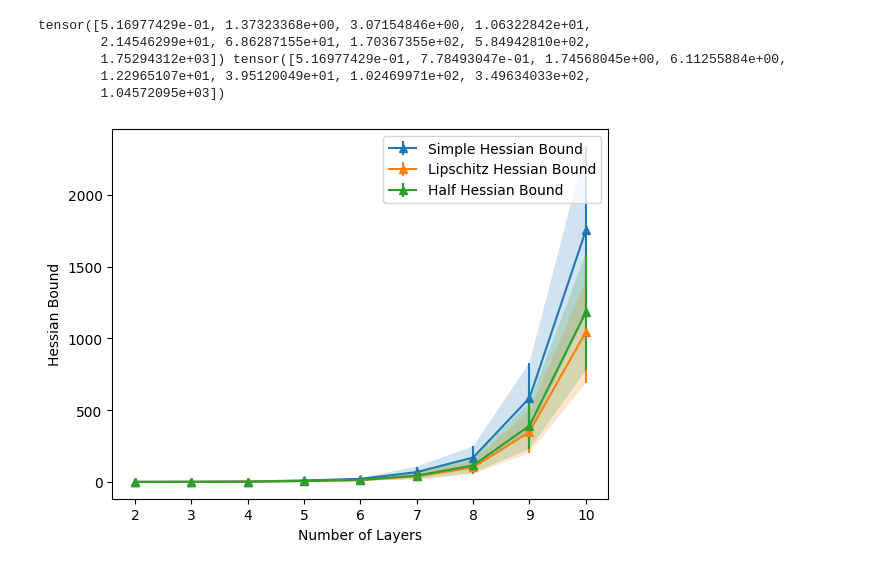
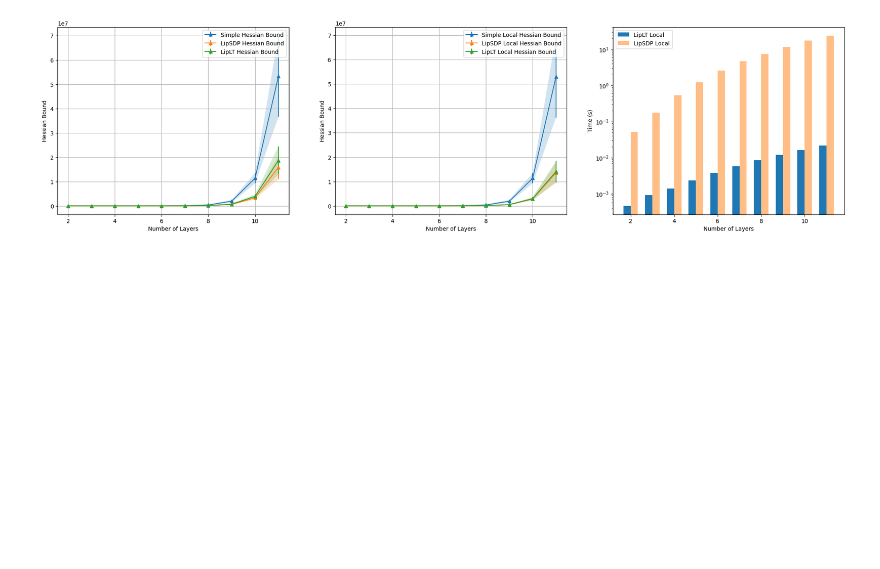
Before and after one commit to o4lc/NNHessianBounds, a Jupyter notebook: Experiments/HessianComp.ipynb, the cells around one changed output. Drawn from its saved outputs; the diff is of its cells as text; code cells hidden in the pictures; blank space fills up the shorter version.

```diff
--- a/Experiments/HessianComp.ipynb
+++ b/Experiments/HessianComp.ipynb
@@ -257,10 +273,12 @@ def main(Method = None):
 if __name__ == '__main__':
     for Method in ['secondOrder']:
         for i in range(1):
-            simpleHessianBoundLayer, LipHessianBoundLayer, HalfHessionBoundLayer = main(Method)
+            simpleHessianBoundLayer, simpleLocalHessianBoundLayer, LipHessianBoundLayer, LipLocalHessianBoundLayer ,\
+                HalfHessionBoundLayer, HalfLocalHessianBoundLayer, LipSDPTime, LipLTTime= main(Method)
             sys.stdout.flush()
-            print("Simple Hessian Bound: ", torch.mean(simpleHessianBoundLayer, dim=1))
-            print("Lipschitz Hessian Bound: ", torch.mean(LipHessianBoundLayer, dim=1))
-            print("Half Hessian Bound: ", torch.mean(HalfHessionBoundLayer, dim=1))
+            # print("Simple Hessian Bound: ", torch.mean(simpleHessianBoundLayer, dim=1))
+            # print("Lipschitz Hessian Bound: ", torch.mean(LipHessianBoundLayer, dim=1))
+            # print("Half Hessian Bound: ", torch.mean(HalfHessionBoundLayer, dim=1))
+            # print("Half Local Hessian Bound: ", torch.mean(HalfLocalHessianBoundLayer, dim=1))
             sys.stdout.flush()
 # %% [output]
@@ -276,35 +288,75 @@ Half Hessian Bound:  tensor([5.16977429e-01, 9.13652062e-01, 2.02852964e+00, 6.9
 # %%
-print(torch.mean(simpleHessianBoundLayer, dim=1), torch.mean(LipHessianBoundLayer, dim=1))
+plt.figure(figsize=(25, 6))
+plt.subplot(1, 3, 1)
 
 plt.errorbar([i + 2 for i in range(len(simpleHessianBoundLayer[:, 0]))], torch.mean(simpleHessianBoundLayer, dim=1) ,
               torch.std(simpleHessianBoundLayer, dim=1), marker='^', label='Simple Hessian Bound')
 # plt.plot([i for i in range(len(simpleHessianBoundLayer[:, 0]))], torch.mean(simpleHessianBoundLayer, dim=1), marker='^', label='Simple Hessian Bound')
 plt.fill_between([i+2 for i in range(len(simpleHessianBoundLayer[:, 0]))], torch.mean(simpleHessianBoundLayer, dim=1) - torch.std(simpleHessianBoundLayer, dim=1),
                 torch.mean(simpleHessianBoundLayer, dim=1) + torch.std(simpleHessianBoundLayer, dim=1), alpha=0.2)
 
+
 plt.errorbar([i+2 for i in range(len(LipHessianBoundLayer[:, 0]))], torch.mean(LipHessianBoundLayer, dim=1) ,
-                torch.std(LipHessianBoundLayer, dim=1), marker='^', label='Lipschitz Hessian Bound')
+                torch.std(LipHessianBoundLayer, dim=1), marker='^', label='LipSDP Hessian Bound')
 # plt.plot([i for i in range(len(LipHessianBoundLayer[:, 0]))], torch.mean(LipHessianBoundLayer, dim=1), marker='^', label='Lipschitz Hessian Bound')
 plt.fill_between([i+2 for i in range(len(LipHessianBoundLayer[:, 0]))], torch.mean(LipHessianBoundLayer, dim=1) - torch.std(LipHessianBoundLayer, dim=1),
                 torch.mean(LipHessianBoundLayer, dim=1) + torch.std(LipHessianBoundLayer, dim=1), alpha=0.2)
 
 plt.errorbar([i+2 for i in range(len(HalfHessionBoundLayer[:, 0]))], torch.mean(HalfHessionBoundLayer, dim=1) ,
-                torch.std(HalfHessionBoundLayer, dim=1), marker='^', label='Half Hessian Bound')
+                torch.std(HalfHessionBoundLayer, dim=1), marker='^', label='LipLT Hessian Bound')
 # plt.plot([i for i in range(len(HalfHessionBoundLayer[:, 0]))], torch.mean(HalfHessionBoundLayer, dim=1), marker='^', label='Half Hessian Bound')
 plt.fill_between([i+2 for i in range(len(HalfHessionBoundLayer[:, 0]))], torch.mean(HalfHessionBoundLayer, dim=1) - torch.std(HalfHessionBoundLayer, dim=1),
                 torch.mean(HalfHessionBoundLayer, dim=1) + torch.std(HalfHessionBoundLayer, dim=1), alpha=0.2)
 
+plt.ylabel('Hessian Bound')
+plt.xlabel('Number of Layers')
+plt.grid()
+plt.legend()
+
+plt.subplot(1, 3, 2)
+
+plt.errorbar([i + 2 for i in range(len(simpleLocalHessianBoundLayer[:, 0]))], torch.mean(simpleLocalHessianBoundLayer, dim=1) ,
+              torch.std(simpleLocalHessianBoundLayer, dim=1), marker='^', label='Simple Local Hessian Bound')
+# plt.plot([i for i in range(len(simpleHessianBoundLayer[:, 0]))], torch.mean(simpleHessianBoundLayer, dim=1), marker='^', label='Simple Hessian Bound')
+plt.fill_between([i+2 for i in range(len(simpleLocalHessianBoundLayer[:, 0]))], torch.mean(simpleLocalHessianBoundLayer, dim=1) - torch.std(simpleLocalHessianBoundLayer, dim=1),
+                torch.mean(simpleLocalHessianBoundLayer, dim=1) + torch.std(simpleLocalHessianBoundLayer, dim=1), alpha=0.2)
+
+plt.errorbar([i+2 for i in range(len(LipLocalHessianBoundLayer[:, 0]))], torch.mean(LipLocalHessianBoundLayer, dim=1) ,
+                torch.std(LipLocalHessianBoundLayer, dim=1), marker='^', label='LipSDP Local Hessian Bound')
+# plt.plot([i for i in range(len(LipHessianBoundLayer[:, 0]))], torch.mean(LipHessianBoundLayer, dim=1), marker='^', label='Lipschitz Hessian Bound')
+plt.fill_between([i+2 for i in range(len(LipLocalHessianBoundLayer[:, 0]))], torch.mean(LipLocalHessianBoundLayer, dim=1) - torch.std(LipLocalHessianBoundLayer, dim=1),
+                torch.mean(LipLocalHessianBoundLayer, dim=1) + torch.std(LipLocalHessianBoundLayer, dim=1), alpha=0.2)
 
 
-# plt.yscale('log')
+plt.errorbar([i+2 for i in range(len(HalfLocalHessianBoundLayer[:, 0]))], torch.mean(HalfLocalHessianBoundLayer, dim=1) ,
+                torch.std(HalfLocalHessianBoundLayer, dim=1), marker='^', label='LipLT Local Hessian Bound')
+# plt.plot([i for i in range(len(HalfLocalHessianBoundLayer[:, 0]))], torch.mean(HalfLocalHessianBoundLayer, dim=1), marker='^', label='Half Local Hessian Bound')
+plt.fill_between([i+2 for i in range(len(HalfLocalHessianBoundLayer[:, 0]))], torch.mean(HalfLocalHessianBoundLayer, dim=1) - torch.std(HalfLocalHessianBoundLayer, dim=1),
+                torch.mean(HalfLocalHessianBoundLayer, dim=1) + torch.std(HalfLocalHessianBoundLayer, dim=1), alpha=0.2)
+
+
 plt.ylabel('Hessian Bound')
 plt.xlabel('Number of Layers')
+plt.grid()
 plt.legend()
+
+
+plt.subplot(1, 3, 3)
+clmnwdth = [1 for i in range(1, len(HalfLocalHessianBoundLayer) + 1)]
+plt.bar(height=torch.mean(torch.vstack(LipLTTime), dim=1), x=torch.arange(2, len(HalfLocalHessianBoundLayer) + 2) - torch.Tensor(clmnwdth)/6,
+                width=torch.Tensor(clmnwdth)/3, alpha=1, label='LipLT Local')
+plt.bar(height=torch.mean(torch.vstack(LipSDPTime), dim=1), x=torch.arange(2, len(HalfLocalHessianBoundLayer) + 2) + torch.Tensor(clmnwdth)/6,
+                width=torch.Tensor(clmnwdth)/3, alpha=0.5, label='LipSDP Local')
+
+
+
+plt.ylabel('Time (s)')
+plt.xlabel('Number of Layers')
+plt.yscale('log')
+# plt.xscale('log')
+plt.legend()
+
+
 plt.show()
 # %% [output]
-tensor([5.16977429e-01, 1.37323368e+00, 3.07154846e+00, 1.06322842e+01,
-        2.14546299e+01, 6.86287155e+01, 1.70367355e+02, 5.84942810e+02,
-        1.75294312e+03]) tensor([5.16977429e-01, 7.78493047e-01, 1.74568045e+00, 6.11255884e+00,
-        1.22965107e+01, 3.95120049e+01, 1.02469971e+02, 3.49634033e+02,
-        1.04572095e+03])
-[figure, old version]
+[figure, new version]
```
Also changed, not shown: parts of 6 cells of this notebook, 12 other files.
